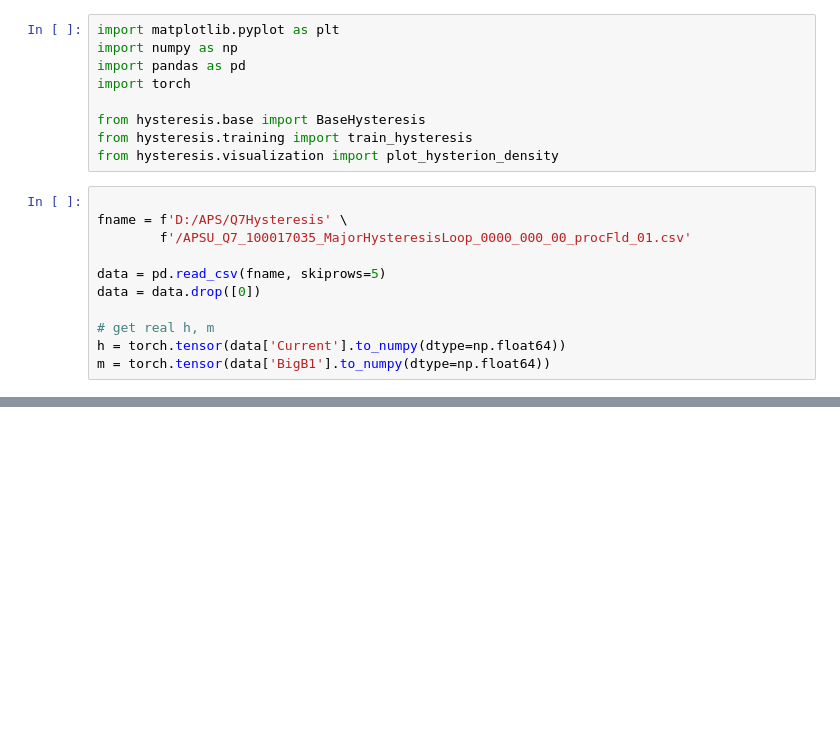
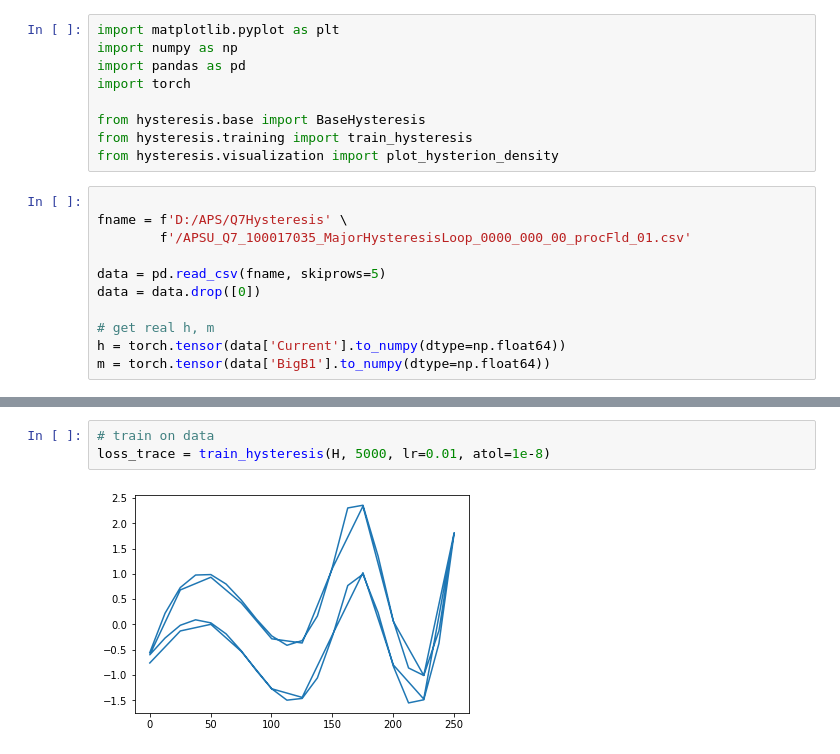
Before and after one commit to roussel-ryan/diff_hysteresis, a Jupyter notebook: fitting/aps/apsu_q7.ipynb, the cells around one changed output, grey strips where cells are left out. Saved outputs shown, nothing was run; the diff lists cells and outputs as text; blank space fills up the shorter version.

```diff
--- a/fitting/aps/apsu_q7.ipynb
+++ b/fitting/aps/apsu_q7.ipynb
@@ -46 +45,6 @@ tensor([ 1.1513,  0.1809,  0.0746, -0.4186])
+# %%
+# train on data
+loss_trace = train_hysteresis(H, 5000, lr=0.01, atol=1e-8)
+# %% [output]
+[figure, added]
 # %%
```
Also changed, not shown: parts of 6 cells of this notebook, 9 other files.
